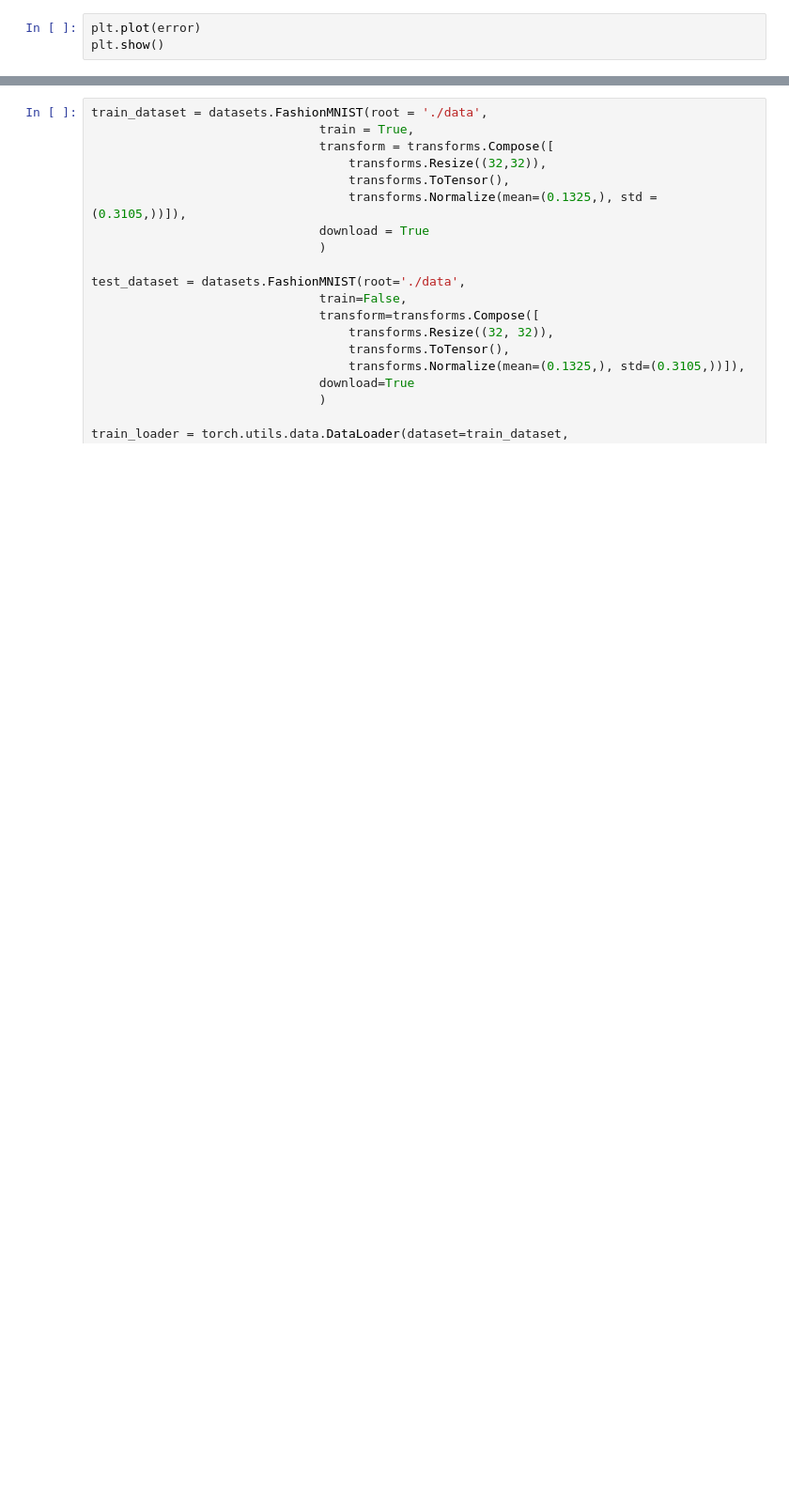
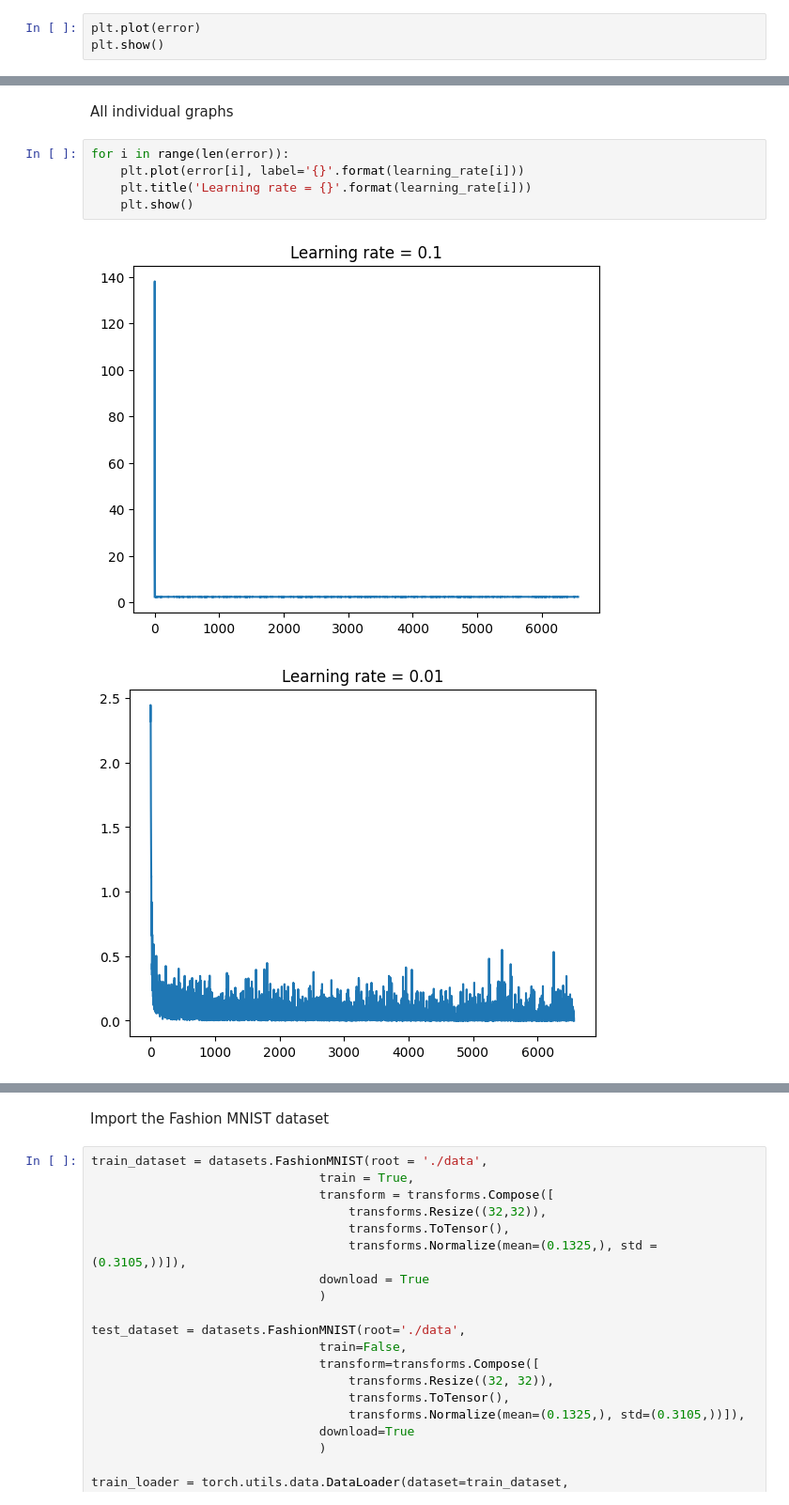
Before and after one commit to khlkeeton/MLProj, a Jupyter notebook: LeNet.ipynb, the cells around one changed output, grey strips where cells are left out. Shown at 94% size. Cells and saved outputs as stored; diff of their text form; blank space fills up the shorter version.

```diff
--- a/LeNet.ipynb
+++ b/LeNet.ipynb
@@ -118,0 +193,10 @@ print('Accuracy of the network on the 10000 test images: %d %%' % error[-1])
+# %% [markdown]
+All individual graphs
+# %%
+for i in range(len(error)):
+    plt.plot(error[i], label='{}'.format(learning_rate[i]))
+    plt.title('Learning rate = {}'.format(learning_rate[i]))
+    plt.show()
+# %% [output]
+[figure, added]
+[figure, added]
@@ -119,3 +206,5 @@ print('Accuracy of the network on the 10000 test images: %d %%' % error[-1])
+# %% [markdown]
+Import the Fashion MNIST dataset
 # %%
 train_dataset = datasets.FashionMNIST(root = './data',
                                train = True,
```
Also changed, not shown: parts of 27 cells of this notebook.
